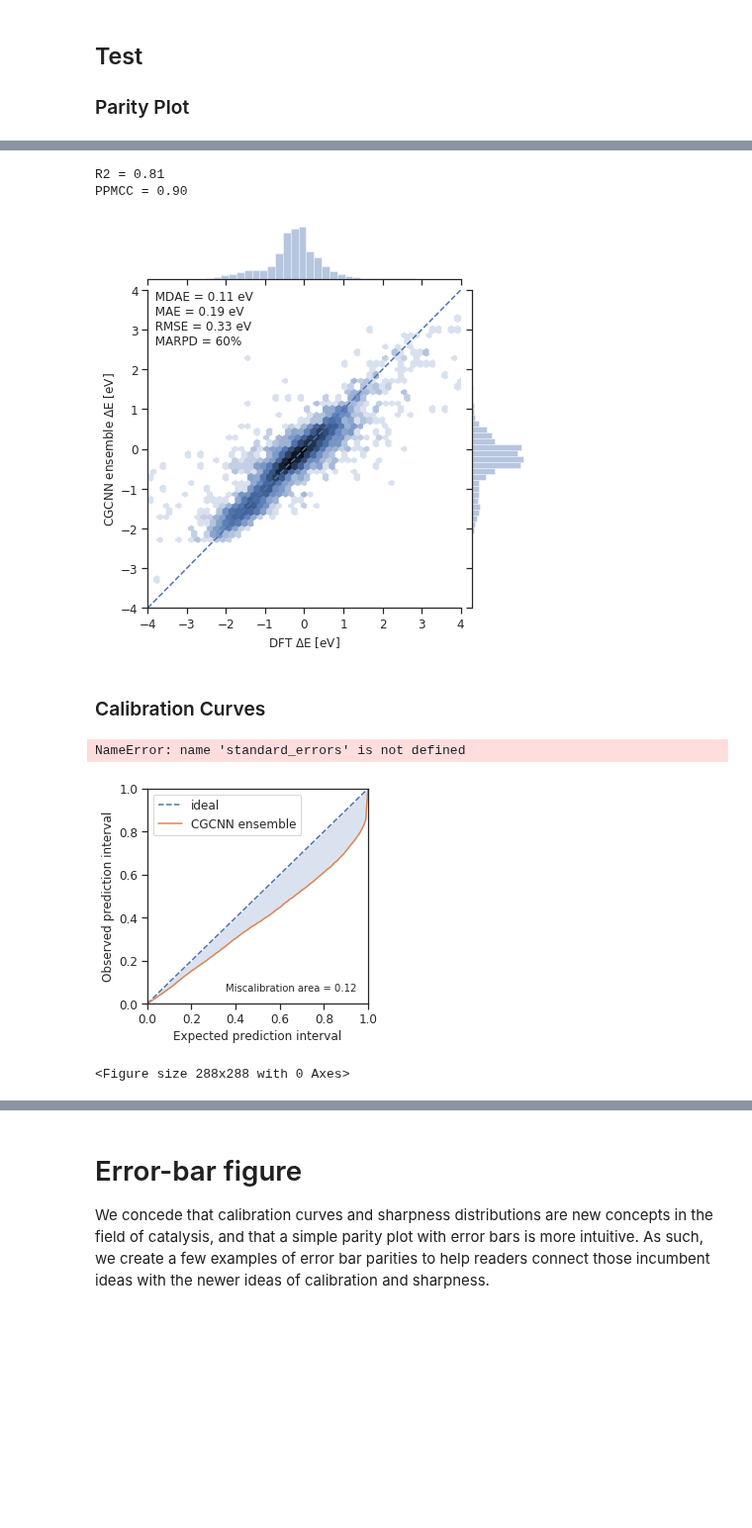
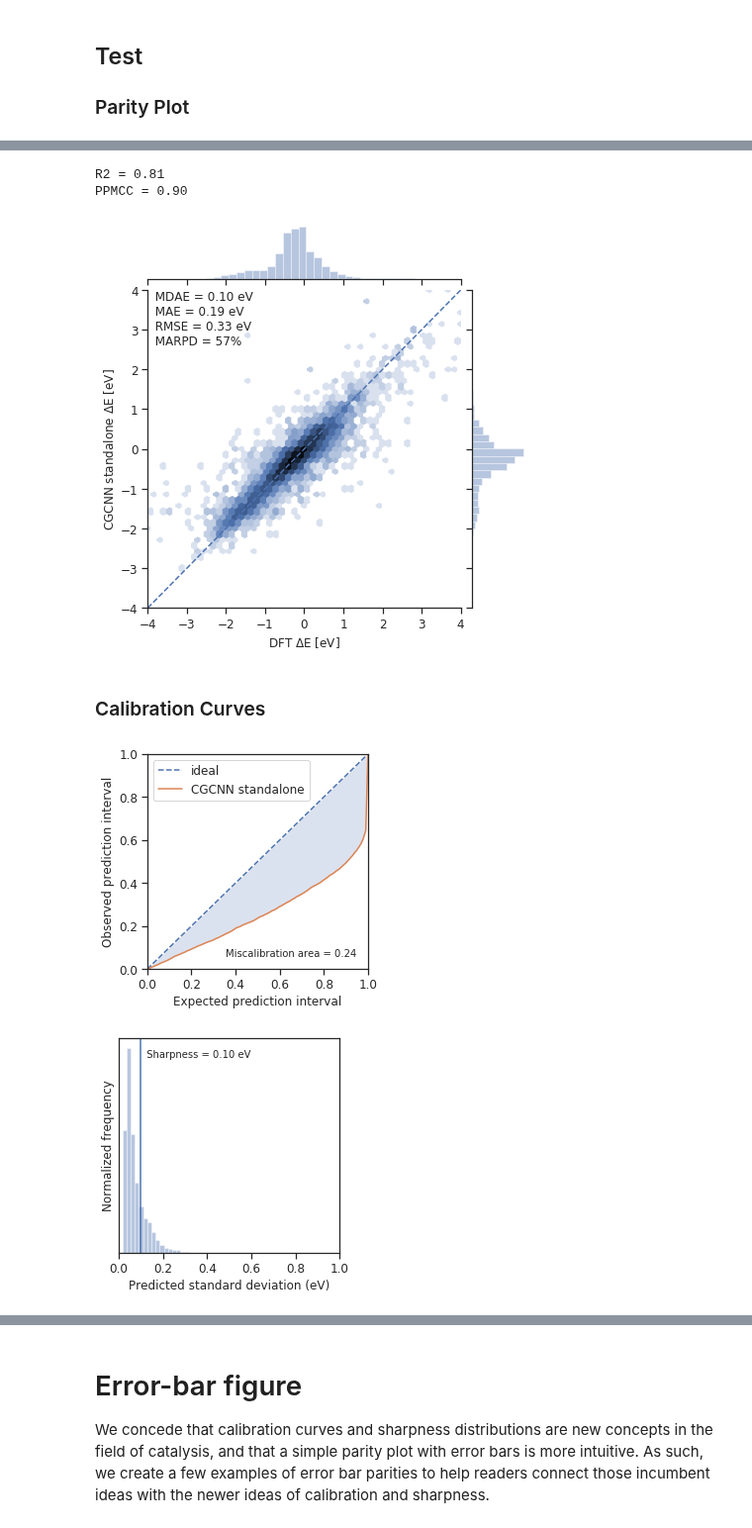
Before and after one commit to ulissigroup/uncertainty_benchmarking, a Jupyter notebook: dropout/NN/d_cgcnn.ipynb, the cells around one changed output, grey strips where cells are left out. Shown at 99% size. Drawn from its saved outputs; the diff is of its cells as text; code cells hidden in the pictures; blank space fills up the shorter version.

```diff
--- a/dropout/NN/d_cgcnn.ipynb
+++ b/dropout/NN/d_cgcnn.ipynb
@@ -235,15 +247,15 @@ net = NeuralNetRegressor(
     device=device,
     criterion=torch.nn.L1Loss,
     dataset=MergeDataset,
-    dropout_bool_=dropout_bool,
-    dropout_weight_=dropout,
+    module__dropout_bool_=dropout_bool,
+    module__dropout_weight_=dropout,
     callbacks=[cp, load_best_valid_loss, LR_schedule]
 )
 
 net.initialize()
-net.load_params(f_history='./histories/valid_best_d%i_history.json' % dropout_percent,
-                f_optimizer='./histories/valid_best_d%i_optimizer.pt' % dropout_percent,
-                f_params='./histories/valid_best_d%i_params.pt' % dropout_percent)
+net.load_params(f_history='./histories/d%i_valid_best_history.json' % dropout_percent,
+                f_optimizer='./histories/d%i_valid_best_optimizer.pt' % dropout_percent,
+                f_params='./histories/d%i_valid_best_params.pt' % dropout_percent)
 # %% [markdown]
 # Assess Performance
 # %%
@@ -277,7 +289,4 @@ from sklearn.metrics import (mean_absolute_error,
 
 
 # Make the predictions
-predy_val = np.array([net.predict(sdts_test) for _ in tqdm_notebook(range(100))])
-targets_pred = predy_val.mean(axis=1)
-residuals = targets_pred - targets_val.reshape(-1)
-stdevs = predy_val.std(axis=1)
+predy_val = np.array([net.predict(sdts_val) for _ in tqdm_notebook(range(100))])
@@ -284,3 +295,7 @@ stdevs = predy_val.std(axis=1)
+# %%
+targets_pred = predy_val.mean(axis=0).reshape(-1)
+residuals = targets_pred - targets_val.reshape(-1)
+stdevs = predy_val.std(axis=0).reshape(-1)
 # %%
 # Plot
 lims = [-4, 4]
@@ -492,9 +523,9 @@ import seaborn as sns
 
 
 # Make the predictions
-targets_pred = predy_test.mean(axis=1)
+targets_pred = predy_test.mean(axis=0).reshape(-1)
 residuals = targets_pred - targets_test.reshape(-1)
-stdevs = predy_test.std(axis=1)
+stdevs = predy_test.std(axis=0).reshape(-1)
 
 # Plot
 lims = [-4, 4]
@@ -536,7 +567,7 @@ plt.savefig('parity.pdf', dpi=300, bbox_inches='tight', transparent=True)
 # %% [output]
 R2 = 0.81
 PPMCC = 0.90
-[figure, old version]
+[figure, new version]
 # %% [markdown]
 ### Calibration Curves
 # %%
@@ -580,38 +611,37 @@ plt.text(x=0.95, y=0.05,
 
 # Save
 plt.savefig('calibration.pdf', dpi=300, bbox_inches='tight', transparent=True)
 
 
 # Plot sharpness curve
 xlim = [0, 1.]
 fig_sharp = plt.figure(figsize=figsize)
-ax_sharp = sns.distplot(standard_errors, kde=False, norm_hist=True)
+ax_sharp = sns.distplot(stdevs, kde=False, norm_hist=True)
 ax_sharp.set_xlim(xlim)
 ax_sharp.set_xlabel('Predicted standard deviation (eV)')
 ax_sharp.set_ylabel('Normalized frequency')
 ax_sharp.set_yticklabels([])
 ax_sharp.set_yticks([])
 
 # Calculate and report sharpness
-sharpness = np.sqrt(np.mean(standard_errors**2))
+sharpness = np.sqrt(np.mean(stdevs**2))
 _ = ax_sharp.axvline(x=sharpness, label='sharpness')
 if sharpness < (xlim[0] + xlim[1]) / 2:
     text = '\n  Sharpness = %.2f eV' % sharpness
     h_align = 'left'
 else:
     text = '\nSharpness = %.2f eV  ' % sharpness
     h_align = 'right'
 _ = ax_sharp.text(x=sharpness, y=ax_sharp.get_ylim()[1],
                   s=text,
                   verticalalignment='top',
                   horizontalalignment=h_align)
 
 # Save
 # plt.savefig('sharpness.pdf', dpi=300, bbox_inches='tight', transparent=True)
 # %% [output]
-NameError: name 'standard_errors' is not defined
-[figure, old version]
+[figure, new version]
-<Figure size 288x288 with 0 Axes>
+[figure, added]
 # %%
 %matplotlib inline
 import seaborn as sns
```
Also changed, not shown: parts of 20 cells of this notebook, 22 other files.
